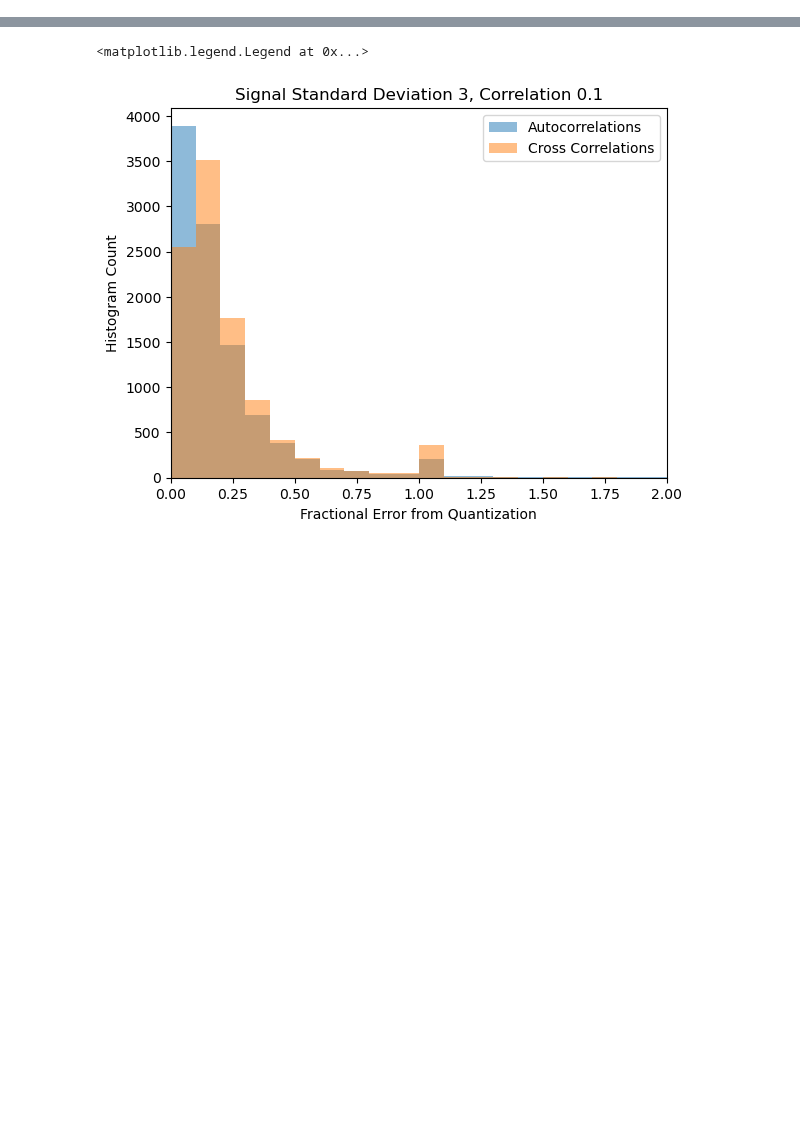
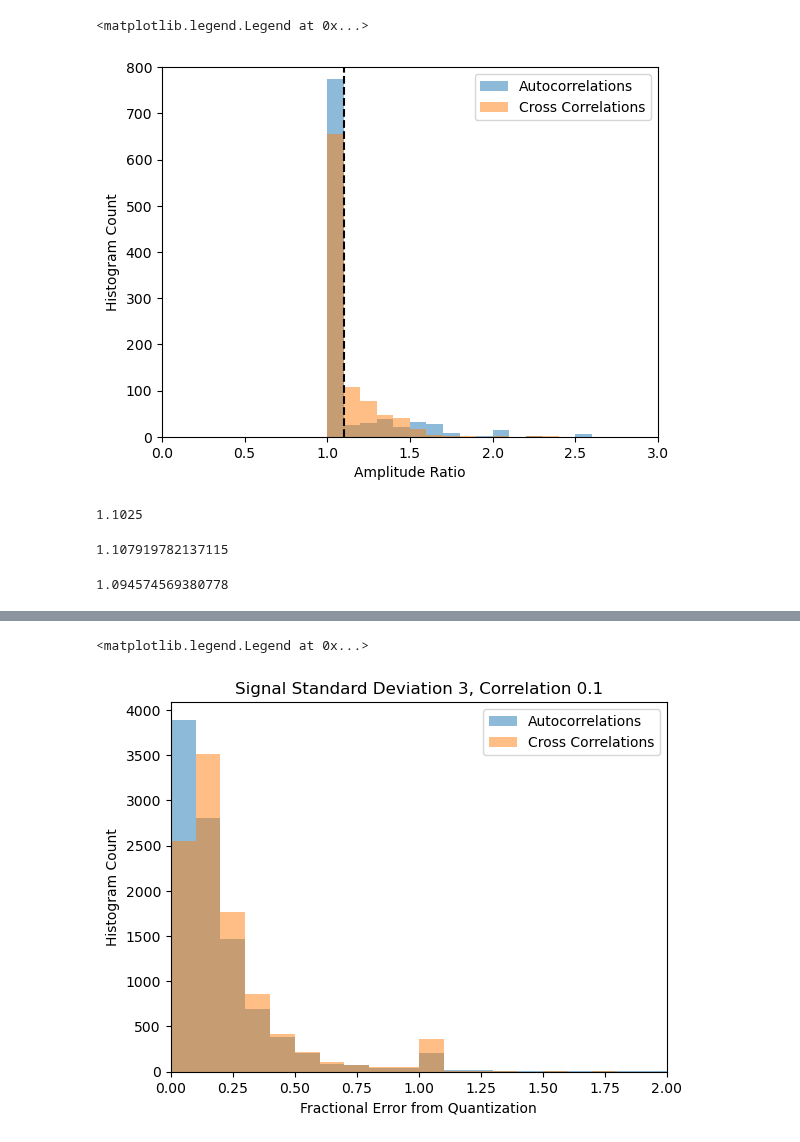
Before and after one commit to rlbyrne/rlb_LWA, a Jupyter notebook: notebooks/requantization_sim.ipynb, the cells around one changed output, grey strips where cells are left out. Cells and saved outputs as stored; diff of their text form; code cells hidden in the pictures; blank space fills up the shorter version.

```diff
--- a/notebooks/requantization_sim.ipynb
+++ b/notebooks/requantization_sim.ipynb
@@ -65,0 +130,35 @@ for trial_ind in range(trials):
+# %%
+autocorr_scaling_factor[np.where(~np.isfinite(autocorr_scaling_factor))] = np.nan
+crosscorr_scaling_factor[np.where(~np.isfinite(crosscorr_scaling_factor))] = np.nan
+
+hist_max = 3
+plt.hist(autocorr_scaling_factor, bins=30, range=(0, hist_max), alpha=.5, label="Autocorrelations")
+plt.hist(
+    crosscorr_scaling_factor,
+    bins=30,
+    range=(0, hist_max),
+    alpha=0.5,
+    label="Cross Correlations",
+)
+true_value = equalization_coeffs[1]**2 / equalization_coeffs[0]**2
+plt.plot([true_value, true_value], [0, 900], "--", color="black")
+plt.xlabel("Amplitude Ratio")
+plt.ylabel("Histogram Count")
+plt.xlim((0, hist_max))
+plt.ylim((0,800))
+plt.legend()
+# %% [output]
+<matplotlib.legend.Legend at 0x...>
+[figure, added]
+# %%
+true_value
+# %% [output]
+1.1025
+# %%
+np.nanmean(autocorr_scaling_factor)
+# %% [output]
+1.107919782137115
+# %%
+np.nanmean(crosscorr_scaling_factor)
+# %% [output]
+1.094574569380778
```
Also changed, not shown: parts of 4 cells of this notebook.
